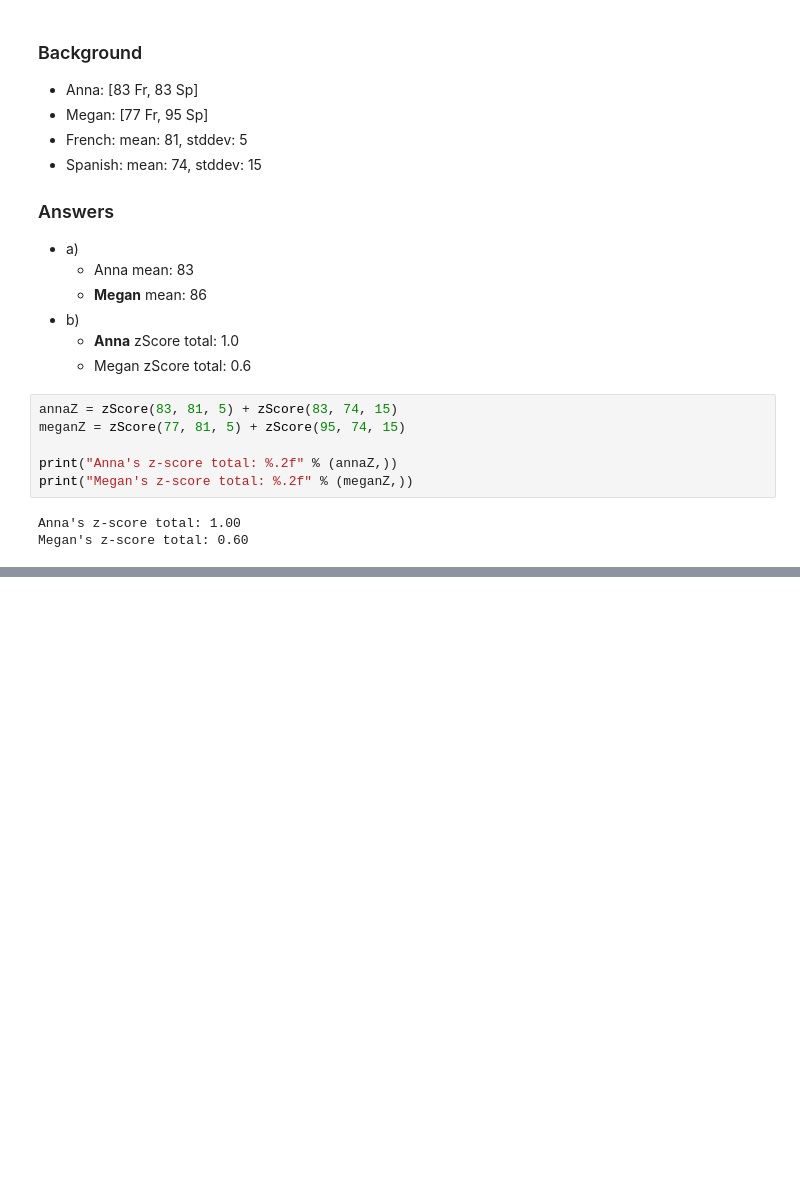
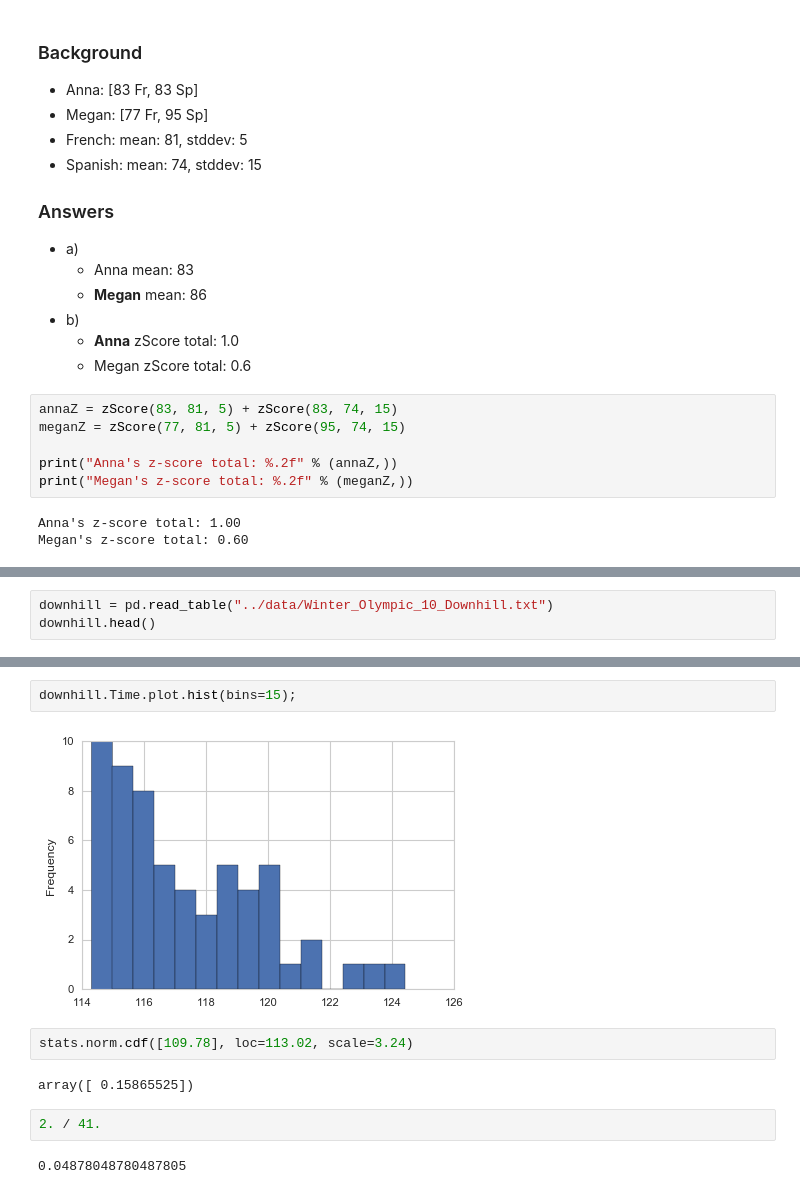
Before and after one commit to rickhaffey/stats-dvb, a Jupyter notebook: exercises/Chapter 6 - Exercises.ipynb, the cells around one changed output, grey strips where cells are left out. Saved outputs shown, nothing was run; the diff lists cells and outputs as text; blank space fills up the shorter version.

```diff
--- a/exercises/Chapter 6 - Exercises.ipynb
+++ b/exercises/Chapter 6 - Exercises.ipynb
@@ -223,0 +393,3 @@ Megan's z-score total: 0.60
+# %%
+downhill = pd.read_table("../data/Winter_Olympic_10_Downhill.txt")
+downhill.head()
@@ -223,0 +415,12 @@ Megan's z-score total: 0.60
+# %%
+downhill.Time.plot.hist(bins=15);
+# %% [output]
+[figure, added]
+# %%
+stats.norm.cdf([109.78], loc=113.02, scale=3.24)
+# %% [output]
+array([ 0.15865525])
+# %%
+2. / 41.
+# %% [output]
+0.04878048780487805
```
Also changed, not shown: parts of 53 cells of this notebook.
